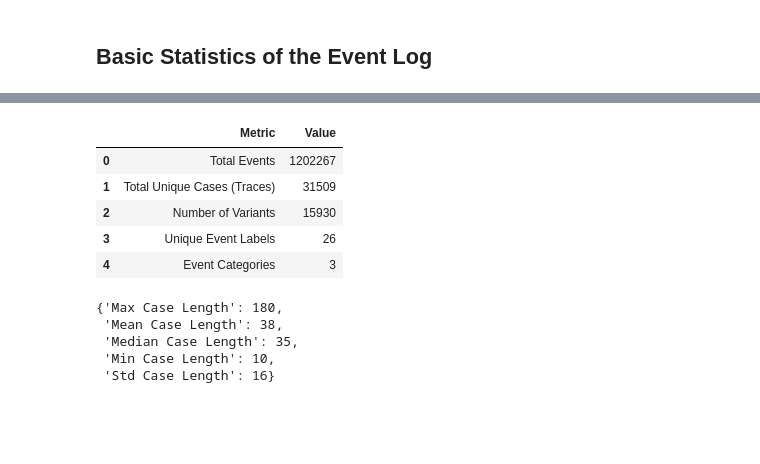
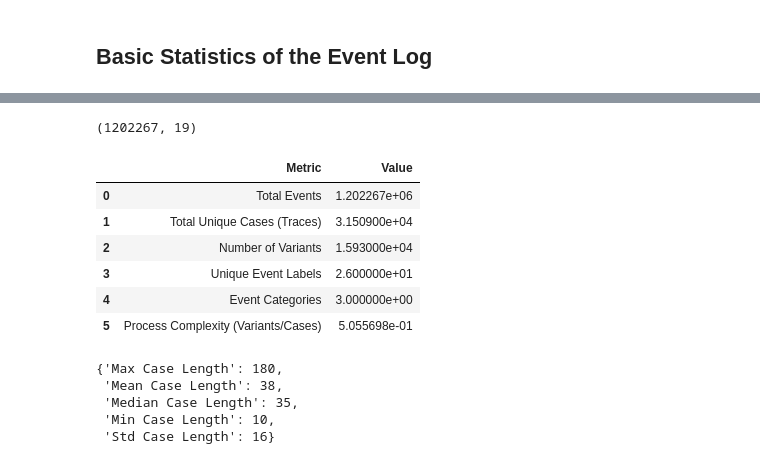
Before and after one commit to giraycoskun/business-process-praktikum, a Jupyter notebook: src/analysis.ipynb, the cells around one changed output, grey strips where cells are left out. Drawn from its saved outputs; the diff is of its cells as text; code cells hidden in the pictures; blank space fills up the shorter version.

```diff
--- a/src/analysis.ipynb
+++ b/src/analysis.ipynb
@@ -77,3 +77,7 @@ df.columns.tolist()
+# %%
+df.shape
+# %% [output]
+(1202267, 19)
 # %%
 n_cases = df['case:concept:name'].nunique()
 n_events = len(df)
@@ -85,20 +91,22 @@ n_variants = len(variants)
 # %%
 metrics_data = [
     {"Metric": "Total Events", "Value": n_events,},
     {"Metric": "Total Unique Cases (Traces)", "Value": n_cases,},
     {"Metric": "Number of Variants", "Value": n_variants},
     {"Metric": "Unique Event Labels", "Value": n_event_labels,},
     {"Metric": "Event Categories", "Value": n_event_categories,},
+    {"Metric": "Process Complexity (Variants/Cases)", "Value": process_complexity},
 ]
 metrics_df = pd.DataFrame(metrics_data)
 display(metrics_df)
 # %% [output]
 |  | Metric | Value |
-| 0 | Total Events | 1202267 |
-| 1 | Total Unique Cases (Traces) | 31509 |
-| 2 | Number of Variants | 15930 |
-| 3 | Unique Event Labels | 26 |
-| 4 | Event Categories | 3 |
+| 0 | Total Events | 1.202267e+06 |
+| 1 | Total Unique Cases (Traces) | 3.150900e+04 |
+| 2 | Number of Variants | 1.593000e+04 |
+| 3 | Unique Event Labels | 2.600000e+01 |
+| 4 | Event Categories | 3.000000e+00 |
+| 5 | Process Complexity (Variants/Cases) | 5.055698e-01 |
 # %%
 # Case Length Statistics
 case_lengths = df.groupby('case:concept:name').size() # Number of events per case statistics
```
Also changed, not shown: parts of 13 cells of this notebook, 11 other files.
